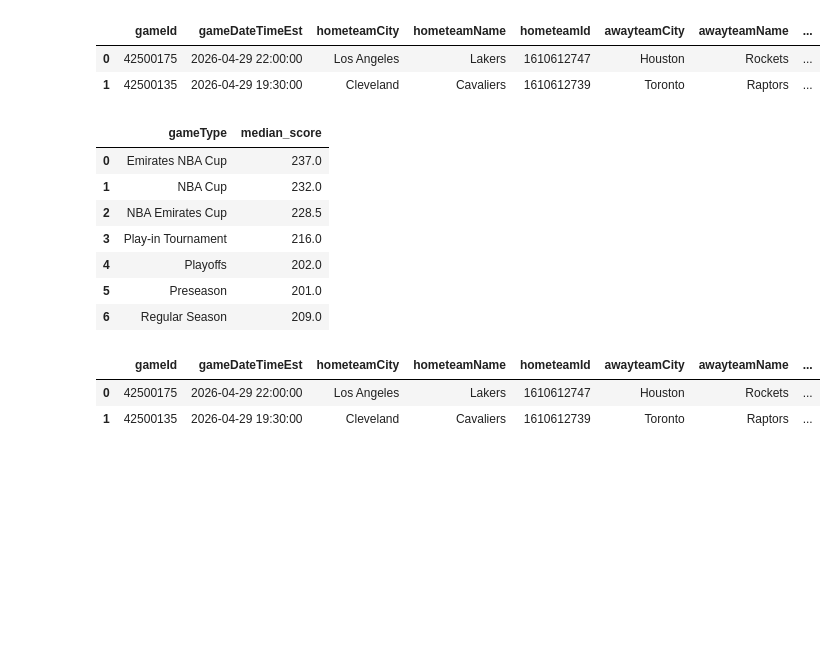
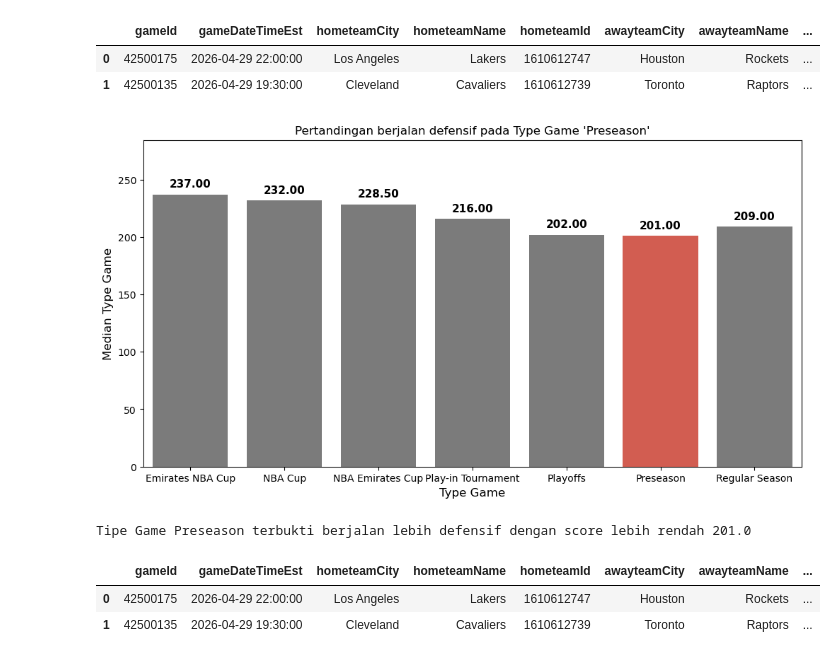
Before and after one commit to HafidzAfrieno/Project-Data-Analyst-Part-1, a Jupyter notebook: nba_player_analyst.ipynb, the cells around one changed output. Saved outputs shown, nothing was run; the diff lists cells and outputs as text; code cells hidden in the pictures; blank space fills up the shorter version.

```diff
--- a/nba_player_analyst.ipynb
+++ b/nba_player_analyst.ipynb
@@ -575,19 +578,33 @@ df.head(2)
 # %%
 #soal  nomor 4
 #  4. Bandingkan nilai median dari total skor pertandingan untuk setiap kategori di gameType. Apakah tipe pertandingan tertentu terbukti berjalan lebih defensif (skor lebih rendah)?
 data = df[['homeScore','awayScore','gameType']].copy()
 data['total_score'] = data['homeScore']+data['awayScore']
 median_typegame = data.groupby('gameType').agg(median_score=('total_score','median')).reset_index()
 median_typegame
+
+top_medianGame = median_typegame.loc[median_typegame['median_score'].idxmin()]
+colors = ['#e74c3c' if (x == top_medianGame.median_score) else "#7b7b7b" for x in median_typegame['median_score']]
+
+plt.figure(figsize=(12, 6))
+ax = sns.barplot(data=median_typegame, x='gameType', y='median_score', hue='gameType',palette=colors)
+for p in ax.patches:
+    height = p.get_height()
+    ax.annotate(f'{height:.2f}',
+                xy=(p.get_x() + p.get_width() / 2, height),
+                xytext=(0, 5),  # Jarak 5 point ke atas
+                textcoords="offset points",
+                ha='center', va='bottom',
+                fontweight='bold', fontsize=11)
+plt.ylim(0, median_typegame['median_score'].max() * 1.2)
+plt.title(f"Pertandingan berjalan defensif pada Type Game '{top_medianGame.gameType}'")
+plt.xlabel('Type Game', fontsize=12)
+plt.ylabel('Median Type Game',fontsize=12)
+plt.show()
+print(f"Tipe Game {top_medianGame.gameType} terbukti berjalan lebih defensif dengan score lebih rendah {top_medianGame.median_score}")
 # %% [output]
-|  | gameType | median_score |
-| 0 | Emirates NBA Cup | 237.0 |
-| 1 | NBA Cup | 232.0 |
-| 2 | NBA Emirates Cup | 228.5 |
-| 3 | Play-in Tournament | 216.0 |
-| 4 | Playoffs | 202.0 |
-| 5 | Preseason | 201.0 |
-| 6 | Regular Season | 209.0 |
+[figure, added]
+Tipe Game Preseason terbukti berjalan lebih defensif dengan score lebih rendah 201.0
 # %%
 df.head(2)
 # %% [output]
```
Also changed, not shown: parts of 2 cells of this notebook.
